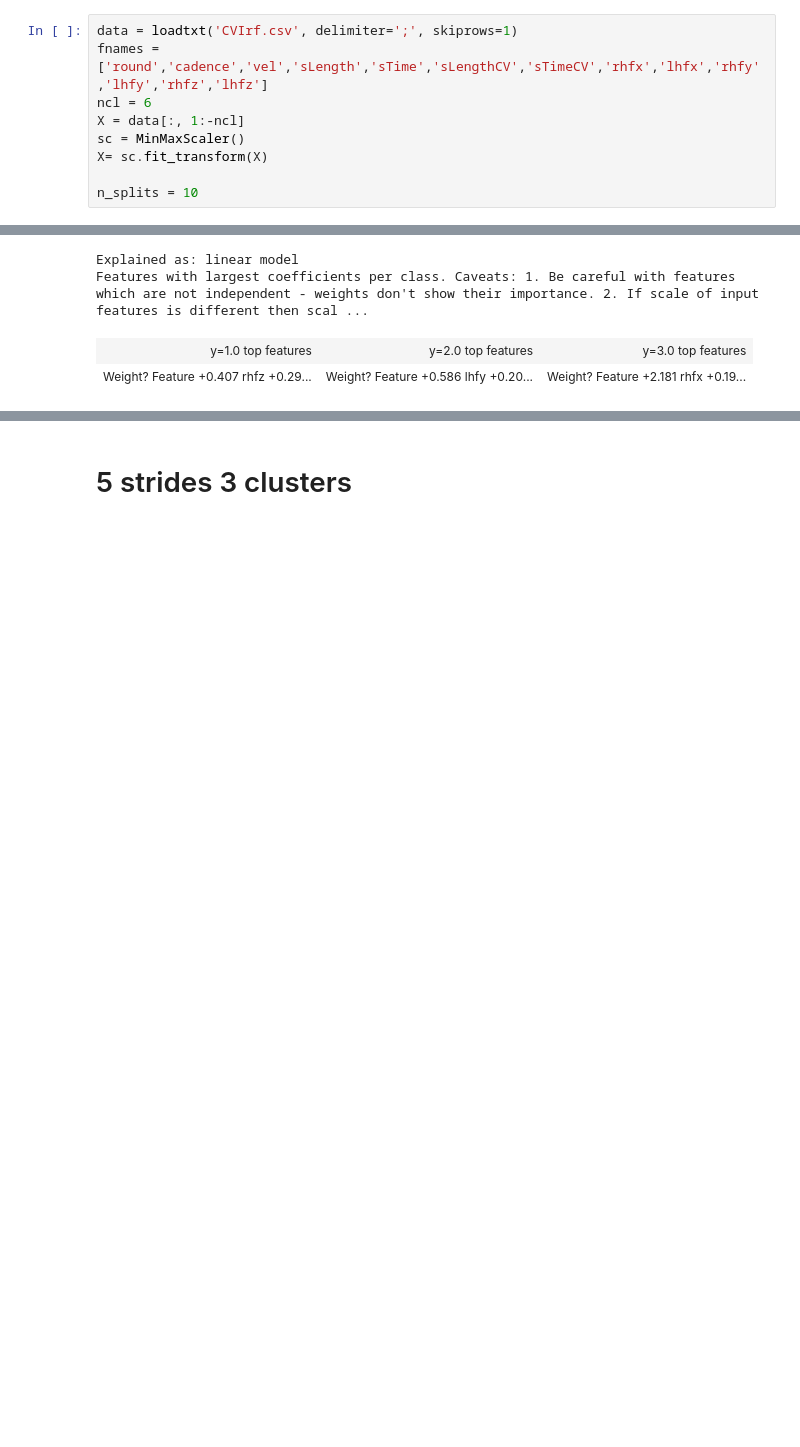
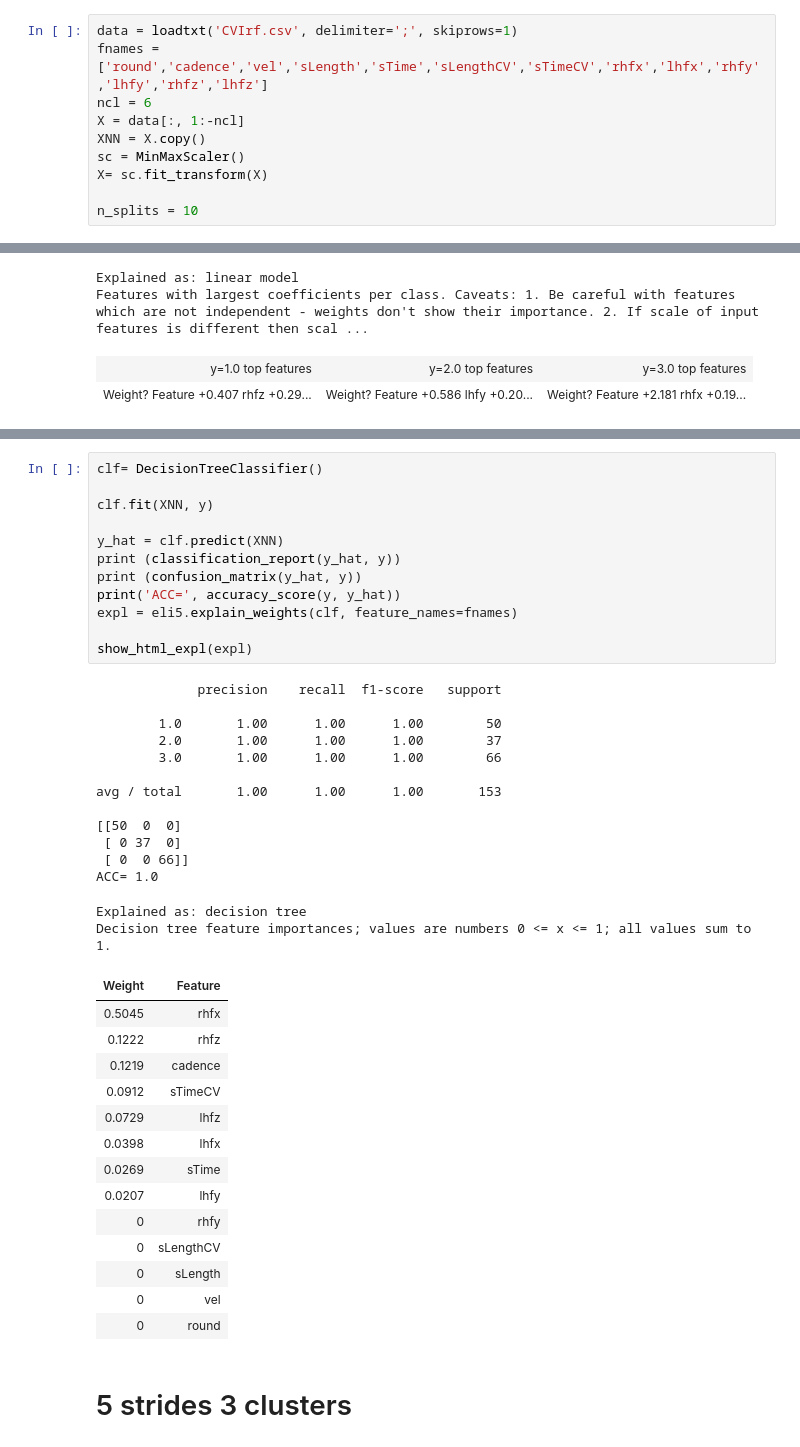
Before and after one commit to bejar/WalkAnalysis, a Jupyter notebook: Explain/Explain.ipynb, the cells around one changed output, grey strips where cells are left out. Drawn from its saved outputs; the diff is of its cells as text; blank space fills up the shorter version.

```diff
--- a/Explain/Explain.ipynb
+++ b/Explain/Explain.ipynb
@@ -42,6 +49,7 @@ data = loadtxt('CVIrf.csv', delimiter=';', skiprows=1)
 fnames = ['round','cadence','vel','sLength','sTime','sLengthCV','sTimeCV','rhfx','lhfx','rhfy','lhfy','rhfz','lhfz']
 ncl = 6
 X = data[:, 1:-ncl]
+XNN = X.copy()
 sc = MinMaxScaler()
 X= sc.fit_transform(X)
 
@@ -172,3 +202,44 @@ Features with largest coefficients per class. Caveats: 1. Be careful with featur
+# %%
+clf= DecisionTreeClassifier()
+
+clf.fit(XNN, y)
+
+y_hat = clf.predict(XNN)
+print (classification_report(y_hat, y))
+print (confusion_matrix(y_hat, y))
+print('ACC=', accuracy_score(y, y_hat))
+expl = eli5.explain_weights(clf, feature_names=fnames)
+
+show_html_expl(expl)
+# %% [output]
+             precision    recall  f1-score   support
+
+        1.0       1.00      1.00      1.00        50
+        2.0       1.00      1.00      1.00        37
+        3.0       1.00      1.00      1.00        66
+
+avg / total       1.00      1.00      1.00       153
+
+[[50  0  0]
+ [ 0 37  0]
+ [ 0  0 66]]
+ACC= 1.0
+Explained as: decision tree
+Decision tree feature importances; values are numbers 0 <= x <= 1; all values sum to 1.
+| Weight | Feature |
+| 0.5045 | rhfx |
+| 0.1222 | rhfz |
+| 0.1219 | cadence |
+| 0.0912 | sTimeCV |
+| 0.0729 | lhfz |
+| 0.0398 | lhfx |
+| 0.0269 | sTime |
+| 0.0207 | lhfy |
+| 0 | rhfy |
+| 0 | sLengthCV |
+| 0 | sLength |
+| 0 | vel |
+| 0 | round |
 # %% [markdown]
 # 5 strides 3 clusters
 # %%
```
Also changed, not shown: parts of 30 cells of this notebook.
